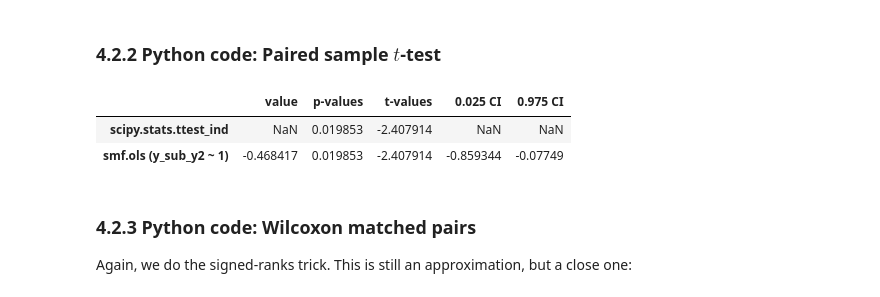
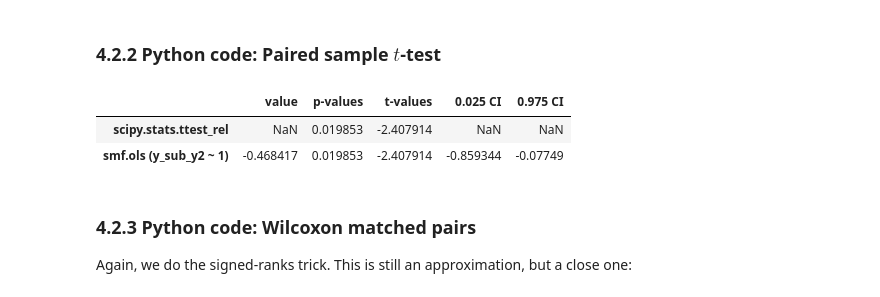
Before and after one commit to eigenfoo/tests-as-linear, a Jupyter notebook: tests-as-linear.ipynb, the cells around one changed output. Cells and saved outputs as stored; diff of their text form; code cells hidden in the pictures.

```diff
--- a/tests-as-linear.ipynb
+++ b/tests-as-linear.ipynb
@@ -263,11 +263,11 @@ res = smf.ols(formula="y_sub_y2 ~ 1", data=data).fit()
 # %%
 utils.tabulate_results([None, p, t, None, None],
                        res,
-                       ["scipy.stats.ttest_ind", "smf.ols (y_sub_y2 ~ 1)"],
+                       ["scipy.stats.ttest_rel", "smf.ols (y_sub_y2 ~ 1)"],
                        coeff="Intercept")
 # %% [output]
 |  | value | p-values | t-values | 0.025 CI | 0.975 CI |
-| scipy.stats.ttest_ind | NaN | 0.019853 | -2.407914 | NaN | NaN |
+| scipy.stats.ttest_rel | NaN | 0.019853 | -2.407914 | NaN | NaN |
 | smf.ols (y_sub_y2 ~ 1) | -0.468417 | 0.019853 | -2.407914 | -0.859344 | -0.07749 |
 # %% [markdown]
 ### 4.2.3 Python code: Wilcoxon matched pairs
```
Also changed, not shown: parts of 5 cells of this notebook, 1 other file.
